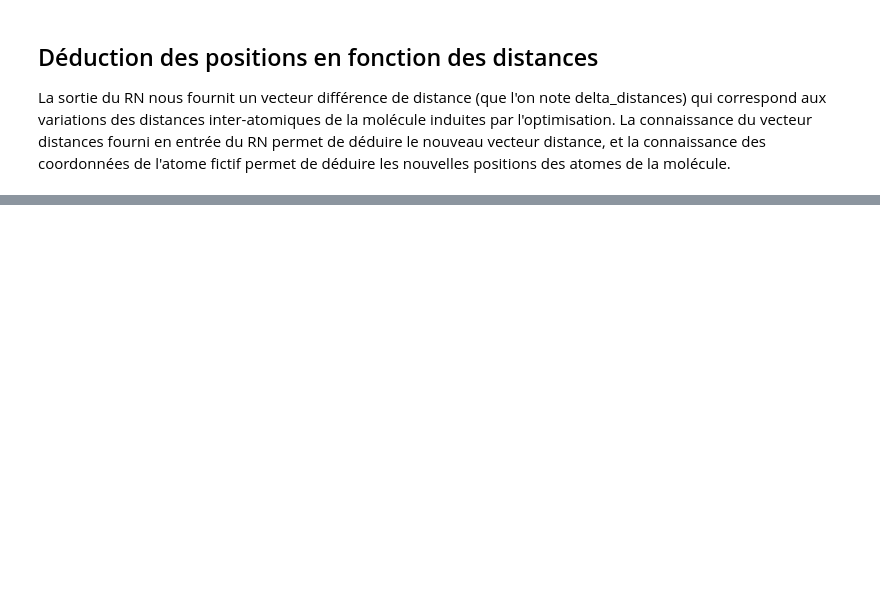
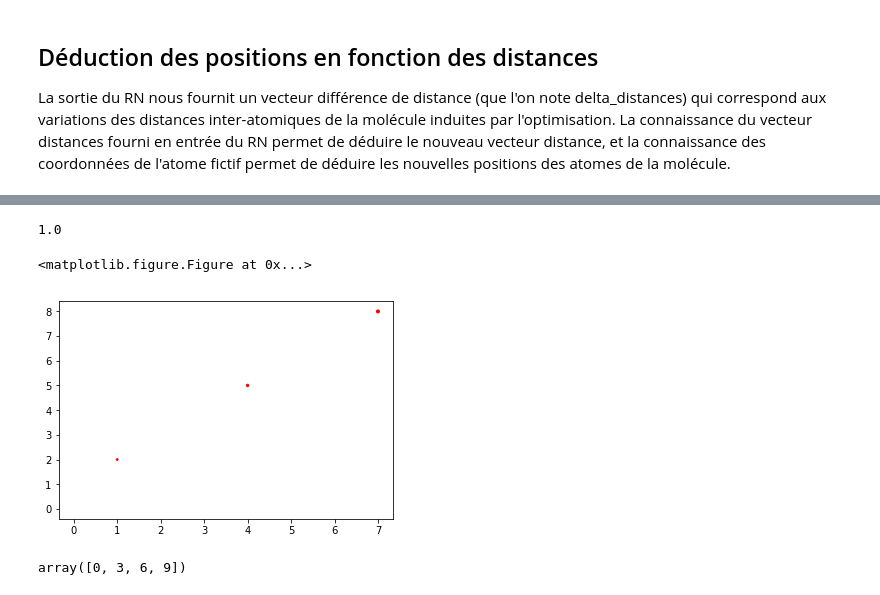
Before and after one commit to juleguy/TERQuChemPedIA, a Jupyter notebook: 2. Traitement des distances.ipynb, the cells around one changed output, grey strips where cells are left out. Saved outputs shown, nothing was run; the diff lists cells and outputs as text; code cells hidden in the pictures; blank space fills up the shorter version.

```diff
--- a/2. Traitement des distances.ipynb
+++ b/2. Traitement des distances.ipynb
@@ -438,0 +843,2 @@ sympy.core.add.Add
+# %%
+coo = np.array([0,0,0,1,2,3,4,5,6,7,8,9]).reshape((-1,3))
@@ -438,0 +860,6 @@ sympy.core.add.Add
+# %%
+coo = coo / np.linalg.norm(coo)
+# %%
+np.linalg.norm(coo)
+# %% [output]
+1.0
@@ -438,0 +871,13 @@ sympy.core.add.Add
+# %%
+fig = plt.figure()
+# %% [output]
+<matplotlib.figure.Figure at 0x...>
+# %%
+plt.scatter(coo[:,0], coo[:,1], coo[:,2], c="R")
+plt.show()
+# %% [output]
+[figure, added]
+# %%
+coo[:,2]
+# %% [output]
+array([0, 3, 6, 9])
```
Also changed, not shown: parts of 48 cells of this notebook.
